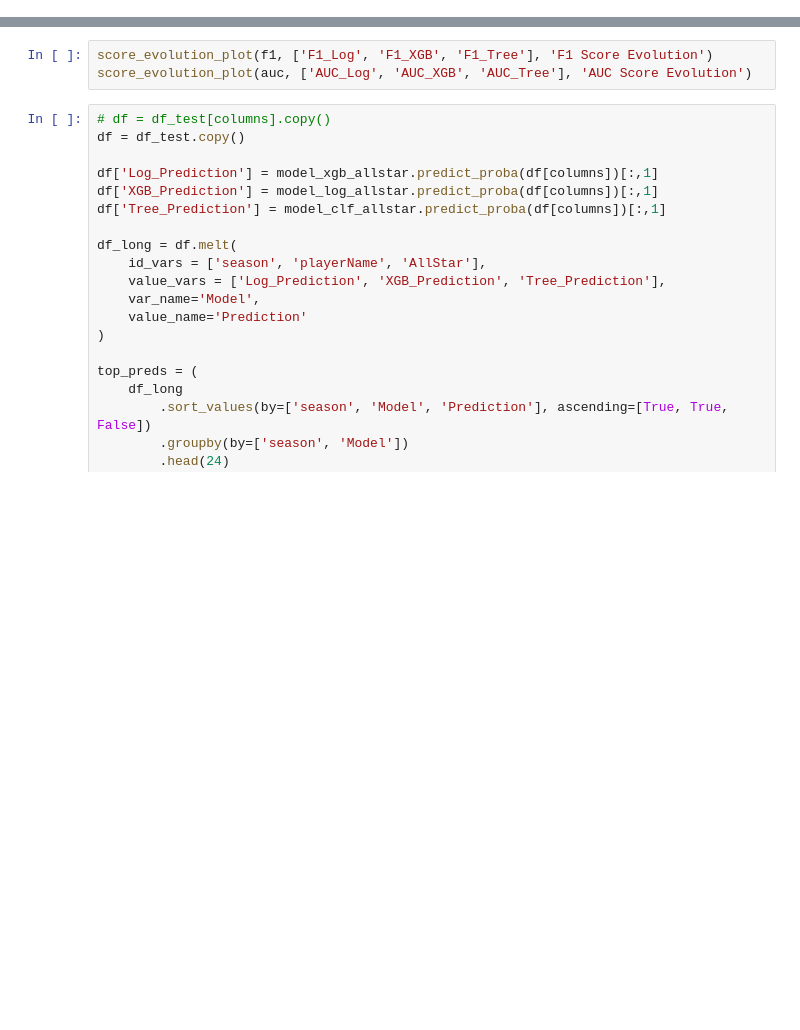
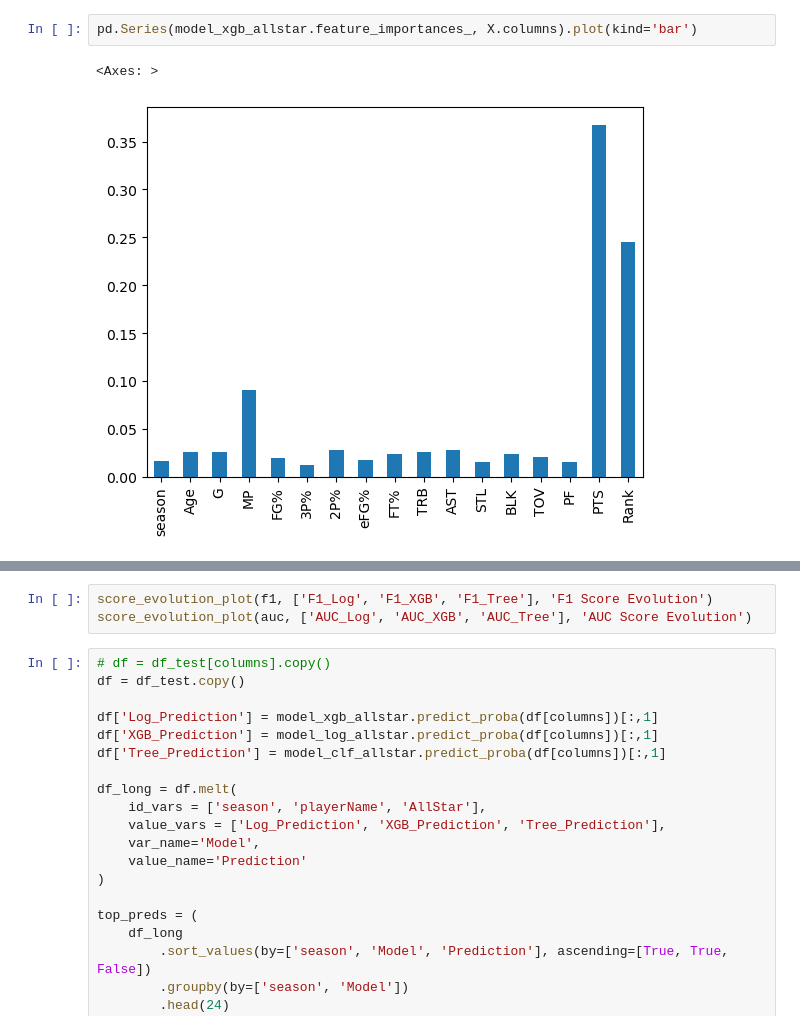
Before and after one commit to BenjaminCereda/nba-data-science-projects, a Jupyter notebook: NBA_Forecast_Project.ipynb, the cells around one changed output, grey strips where cells are left out. Drawn from its saved outputs; the diff is of its cells as text; blank space fills up the shorter version.

```diff
--- a/NBA_Forecast_Project.ipynb
+++ b/NBA_Forecast_Project.ipynb
@@ -237,3 +306,8 @@ cv = RepeatedKFold(n_splits=10, n_repeats=3, random_state=1)
 # scores = absolute(scores)
 
 # y_pred = cross_val_predict(model, X, y, cv=5, n_jobs=-1)
+# %%
+pd.Series(model_xgb_allstar.feature_importances_, X.columns).plot(kind='bar')
+# %% [output]
+<Axes: >
+[figure, added]
```
Also changed, not shown: parts of 20 cells of this notebook.
